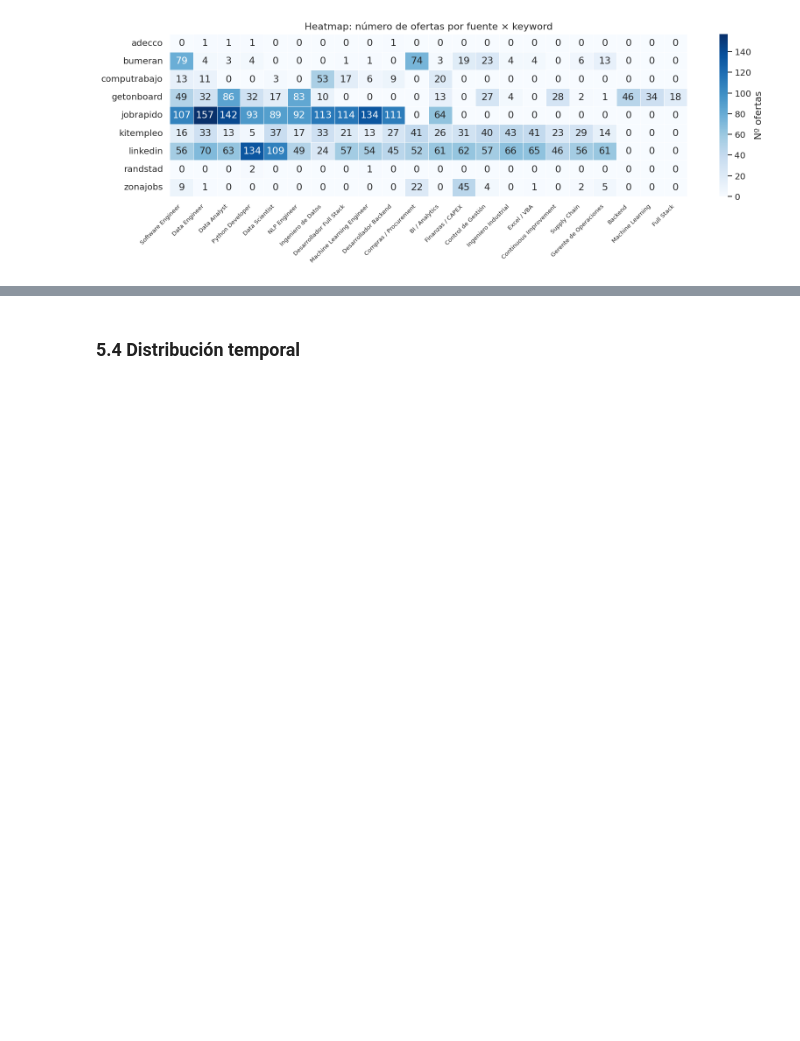
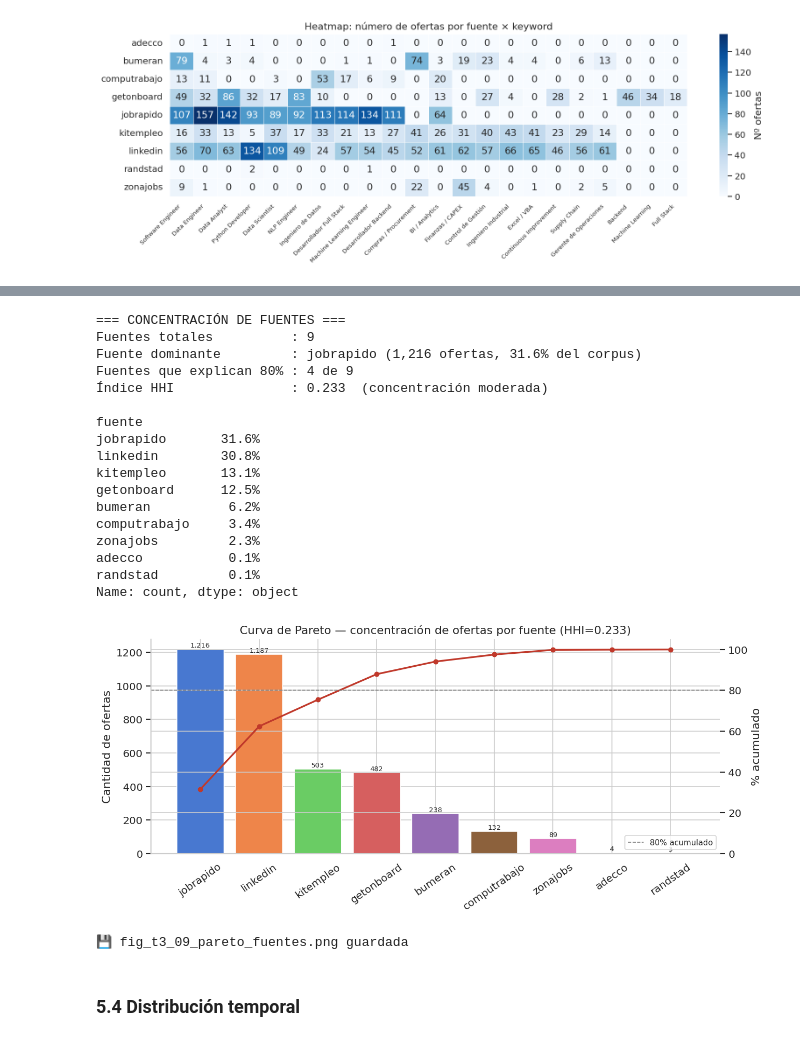
Before and after one commit to Carlos-Cicconi/Trabajo_Final_MCD, a Jupyter notebook: notebooks/T3_Limpieza_y_EDA.ipynb, the cells around one changed output, grey strips where cells are left out. Cells and saved outputs as stored; diff of their text form; code cells hidden in the pictures; blank space fills up the shorter version.

```diff
--- a/notebooks/T3_Limpieza_y_EDA.ipynb
+++ b/notebooks/T3_Limpieza_y_EDA.ipynb
@@ -510,3 +531,69 @@ plt.show()
+# %%
+# ── Concentración de fuentes: Pareto + HHI ────────────────────────────────────
+cnt_fuente = df_dedup["fuente"].value_counts().sort_values(ascending=False)
+share_pct  = cnt_fuente / cnt_fuente.sum() * 100
+cum_pct    = share_pct.cumsum()
+
+# Índice HHI (Herfindahl-Hirschman) sobre las participaciones (0-1)
+shares = cnt_fuente / cnt_fuente.sum()
+hhi = (shares ** 2).sum()
+
+n_fuentes_80pct = int((cum_pct <= 80).sum() + 1)  # cuántas fuentes acumulan ≥80%
+top1_share = share_pct.iloc[0]
+
+print("=== CONCENTRACIÓN DE FUENTES ===")
+print(f"Fuentes totales          : {len(cnt_fuente)}")
+print(f"Fuente dominante         : {cnt_fuente.index[0]} "
+      f"({cnt_fuente.iloc[0]:,} ofertas, {top1_share:.1f}% del corpus)")
+print(f"Fuentes que explican 80% : {n_fuentes_80pct} de {len(cnt_fuente)}")
+print(f"Índice HHI               : {hhi:.3f}  "
+      f"({'alta concentración' if hhi > 0.25 else 'concentración moderada' if hhi > 0.15 else 'baja concentración'})")
+print()
+print(share_pct.round(1).astype(str) + "%")
+
+# ── Curva de Pareto: barras (participación) + línea (% acumulado) ────────────
+fig, ax1 = plt.subplots(figsize=(11, 5))
+colores_pareto = sns.color_palette("muted", len(cnt_fuente))
+ax1.bar(cnt_fuente.index, cnt_fuente.values, color=colores_pareto, edgecolor="white")
+ax1.set_ylabel("Cantidad de ofertas")
+ax1.set_xlabel("")
+ax1.tick_params(axis="x", rotation=35)
+for i, v in enumerate(cnt_fuente.values):
+    ax1.text(i, v + cnt_fuente.max() * 0.01, f"{v:,}", ha="center", fontsize=8)
+
+ax2 = ax1.twinx()
+ax2.plot(cnt_fuente.index, cum_pct.values, color="#c0392b", marker="o", ms=5, lw=2)
+ax2.axhline(80, ls="--", color="gray", lw=1, label="80% acumulado")
+ax2.set_ylabel("% acumulado")
+ax2.set_ylim(0, 105)
+ax2.legend(loc="lower right", fontsize=9)
+
+ax1.set_title(f"Curva de Pareto — concentración de ofertas por fuente "
+              f"(HHI={hhi:.3f})")
+plt.tight_layout()
+plt.savefig(_FIGS / "fig_t3_09_pareto_fuentes.png", dpi=150, bbox_inches="tight")
+plt.show()
+print("💾 fig_t3_09_pareto_fuentes.png guardada")
+# %% [output]
+=== CONCENTRACIÓN DE FUENTES ===
+Fuentes totales          : 9
+Fuente dominante         : jobrapido (1,216 ofertas, 31.6% del corpus)
+Fuentes que explican 80% : 4 de 9
+Índice HHI               : 0.233  (concentración moderada)
+
+fuente
+jobrapido       31.6%
+linkedin        30.8%
+kitempleo       13.1%
+getonboard      12.5%
+bumeran          6.2%
+computrabajo     3.4%
+zonajobs         2.3%
+adecco           0.1%
+randstad         0.1%
+Name: count, dtype: object
+[figure, added]
+💾 fig_t3_09_pareto_fuentes.png guardada
 # %% [markdown]
 ### 5.4 Distribución temporal
 # %%
```
Also changed, not shown: parts of 2 cells of this notebook, 1 other file.
